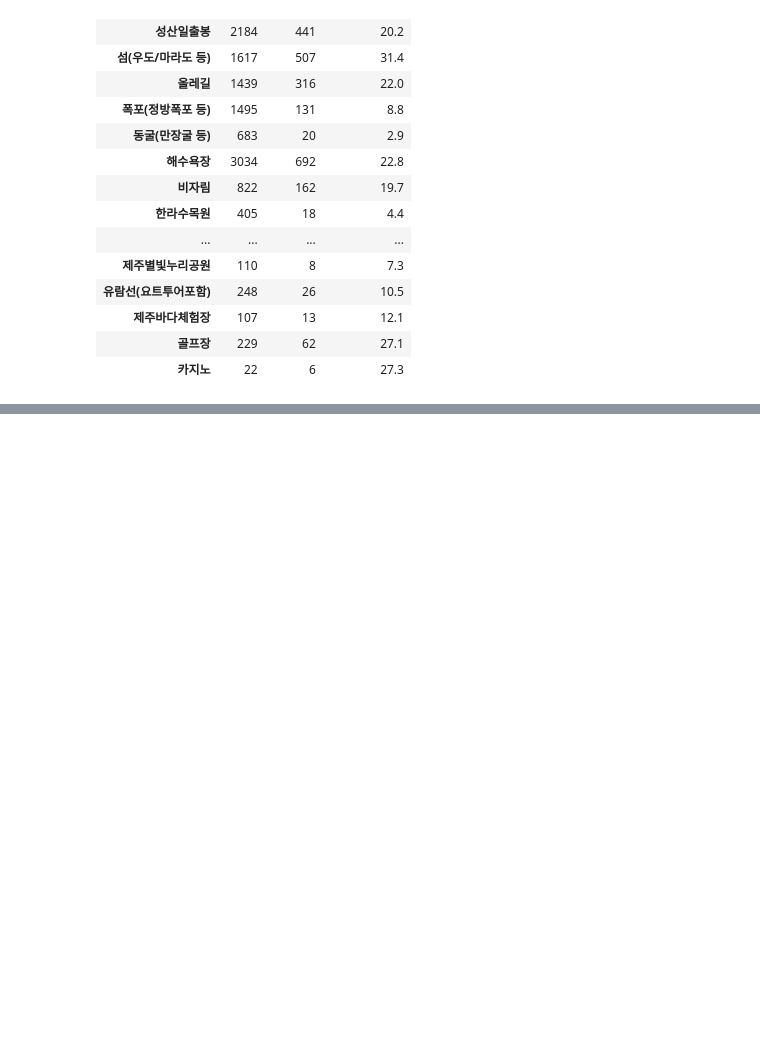
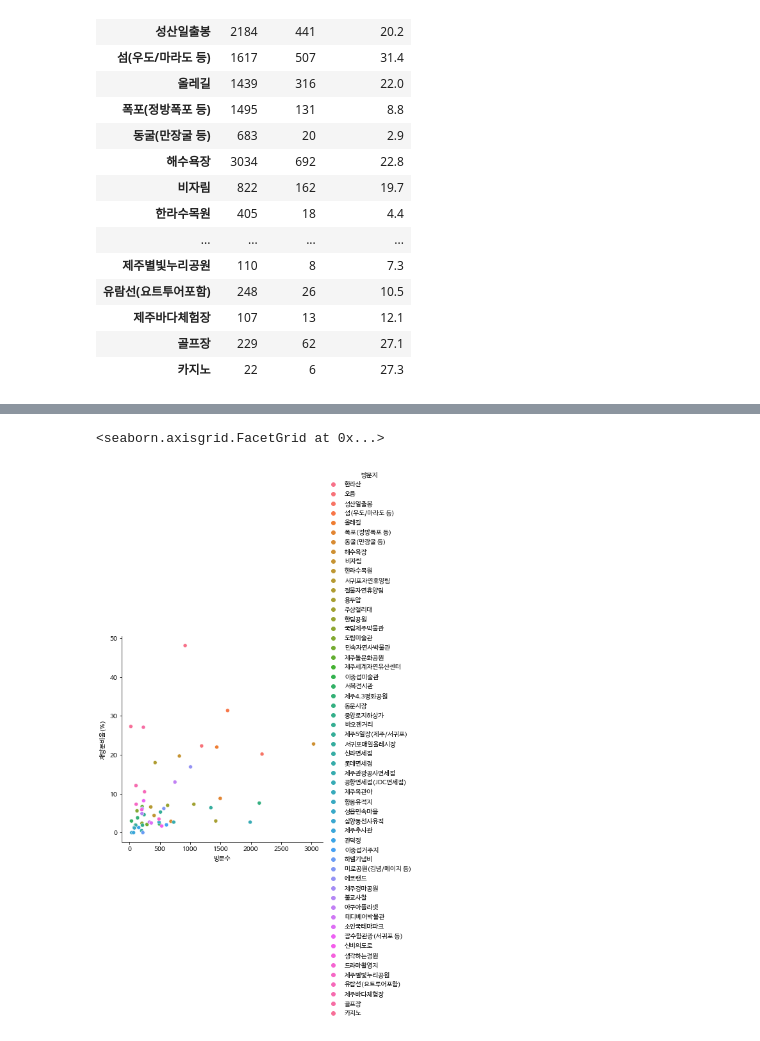
Before and after one commit to OhyunHighSchoolML/joongang, a Jupyter notebook: 제주관광지공공데이터/제주_관광지별_관광객.ipynb, the cells around one changed output, grey strips where cells are left out. Cells and saved outputs as stored; diff of their text form; code cells hidden in the pictures; blank space fills up the shorter version.

```diff
--- a/제주관광지공공데이터/제주_관광지별_관광객.ipynb
+++ b/제주관광지공공데이터/제주_관광지별_관광객.ipynb
@@ -577,0 +584,4 @@ vit
+# %%
+vit['방문지']=None
+vit['방문지']=list(vit.index)
+vit
@@ -577,0 +660,11 @@ vit
+# %%
+font_location = '/usr/share/fonts/truetype/nanum/NanumBarunGothicBold.ttf'
+# %%
+font_name = fm.FontProperties(fname=font_location).get_name()
+# %%
+plt.rc('font', family=font_name)
+# %%
+sns.relplot(x='방문수', y='재방문비율(%)', hue='방문지', data=vit)
+# %% [output]
+<seaborn.axisgrid.FacetGrid at 0x...>
+[figure, added]
```
Also changed, not shown: parts of 62 cells of this notebook, 6 other files.
